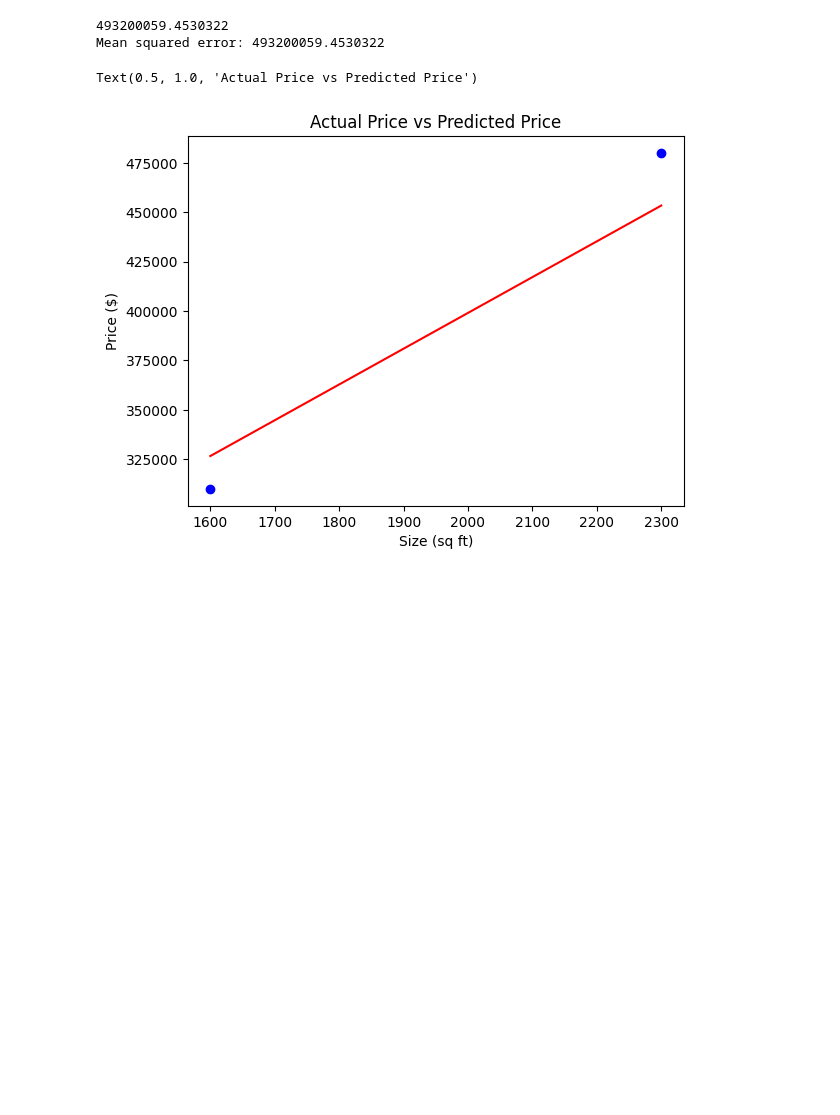
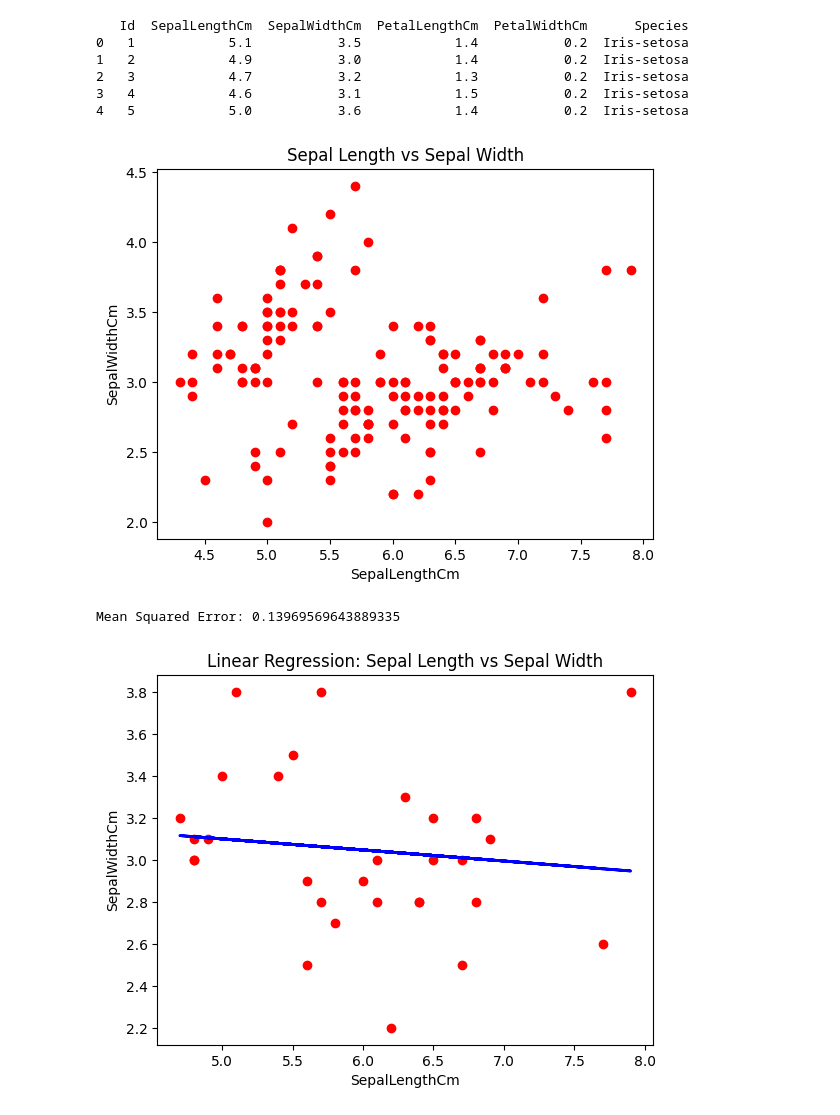
Before and after one commit to vasudholakiya16/xyz, a Jupyter notebook: ML/LinerRegration_p1_Ml.ipynb, the cells around one changed output. Drawn from its saved outputs; the diff is of its cells as text; code cells hidden in the pictures; blank space fills up the shorter version.

```diff
--- a/ML/LinerRegration_p1_Ml.ipynb
+++ b/ML/LinerRegration_p1_Ml.ipynb
@@ -42,16 +1,61 @@ y_pred = model.predict(x_test)
-# %%
-from sklearn.metrics import mean_squared_error # type: ignore
-print(mean_squared_error(y_test, y_pred))
-print(f'Mean squared error: {mean_squared_error(y_test, y_pred)}')
-# %% [output]
-493200059.4530322
-Mean squared error: 493200059.4530322
-# %%
-plt.scatter(x_test,y_test, color='blue',label='Actual Price')
-plt.plot(x_test, y_pred, color='red', label='Predicted Price')
-plt.xlabel('Size (sq ft)')
-plt.ylabel('Price ($)')
-plt.title('Actual Price vs Predicted Price')
-# %% [output]
-Text(0.5, 1.0, 'Actual Price vs Predicted Price')
-[figure, removed]
+# %%
+import pandas as pd
+import numpy as np
+import matplotlib.pyplot as plt
+from sklearn.model_selection import train_test_split
+from sklearn.linear_model import LinearRegression
+from sklearn.metrics import mean_squared_error
+
+# Load the dataset
+data = pd.read_csv('D:/moti/ML/Iris.csv')
+df = pd.DataFrame(data)
+print(df.head())
+
+# Scatter plot of SepalLengthCm vs SepalWidthCm
+if 'SepalLengthCm' in df.columns and 'SepalWidthCm' in df.columns:
+    plt.scatter(df['SepalLengthCm'], df['SepalWidthCm'], color='red')
+    plt.xlabel('SepalLengthCm')
+    plt.ylabel('SepalWidthCm')
+    plt.title('Sepal Length vs Sepal Width')
+    plt.show()
+else:
+    print("Columns 'SepalLengthCm' or 'SepalWidthCm' do not exist in the dataframe.")
+
+# Prepare the data for Linear Regression
+if 'SepalLengthCm' in df.columns and 'SepalWidthCm' in df.columns:
+    X = df[['SepalLengthCm']]
+    y = df['SepalWidthCm']
+
+    # Split the dataset into training and testing sets
+    X_train, X_test, y_train, y_test = train_test_split(X, y, test_size=0.2, random_state=42)
+
+    # Initialize and train the Linear Regression model
+    model = LinearRegression()
+    model.fit(X_train, y_train)
+
+    # Make predictions
+    y_pred = model.predict(X_test)
+
+    # Calculate the mean squared error
+    mse = mean_squared_error(y_test, y_pred)
+    print(f"Mean Squared Error: {mse}")
+
+    # Plot the regression line
+    plt.scatter(X_test, y_test, color='red')
+    plt.plot(X_test, y_pred, color='blue', linewidth=2)
+    plt.xlabel('SepalLengthCm')
+    plt.ylabel('SepalWidthCm')
+    plt.title('Linear Regression: Sepal Length vs Sepal Width')
+    plt.show()
+else:
+    print("Columns 'SepalLengthCm' or 'SepalWidthCm' do not exist in the dataframe.")
+# %% [output]
+   Id  SepalLengthCm  SepalWidthCm  PetalLengthCm  PetalWidthCm      Species
+0   1            5.1           3.5            1.4           0.2  Iris-setosa
+1   2            4.9           3.0            1.4           0.2  Iris-setosa
+2   3            4.7           3.2            1.3           0.2  Iris-setosa
+3   4            4.6           3.1            1.5           0.2  Iris-setosa
+4   5            5.0           3.6            1.4           0.2  Iris-setosa
+[figure, added]
+Mean Squared Error: 0.13969569643889335
+[figure, added]
```
Also changed, not shown: parts of 6 cells of this notebook, 2 other files.
